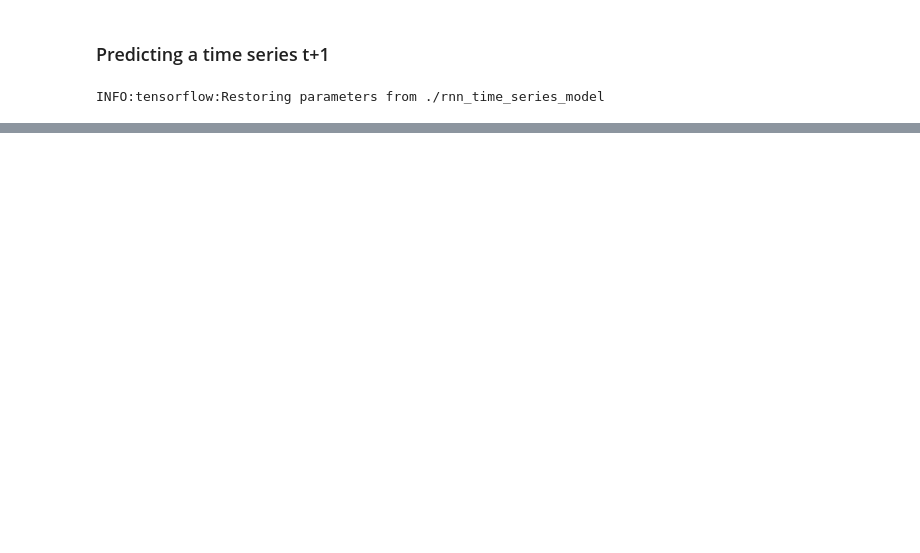
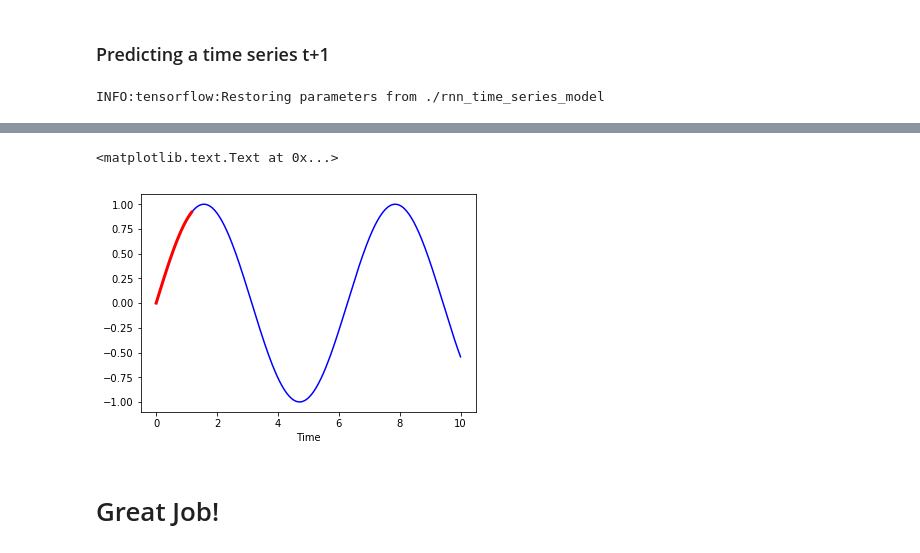
Before and after one commit to vermakanksha/tensorflow, a Jupyter notebook: 101-RNN-with-TF-API.ipynb, the cells around one changed output, grey strips where cells are left out. Cells and saved outputs as stored; diff of their text form; code cells hidden in the pictures; blank space fills up the shorter version.

```diff
--- a/101-RNN-with-TF-API.ipynb
+++ b/101-RNN-with-TF-API.ipynb
@@ -200,0 +236,9 @@ plt.tight_layout()
+# %%
+plt.plot(ts_data.x_data, ts_data.y_true, "b-")
+plt.plot(ts_data.x_data[:num_time_steps],training_instance[:num_time_steps], "r-", linewidth=3)
+plt.xlabel("Time")
+# %% [output]
+<matplotlib.text.Text at 0x...>
+[figure, added]
+# %% [markdown]
+# Great Job!
```
Also changed, not shown: parts of 8 cells of this notebook.
